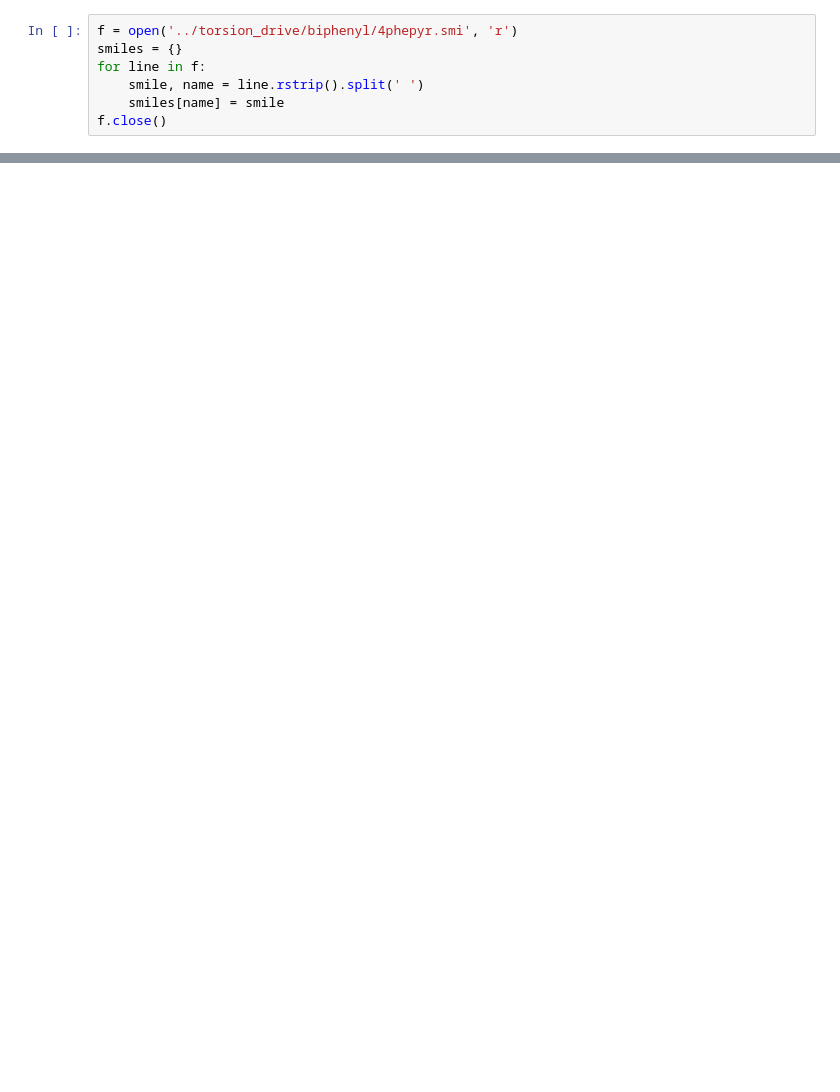
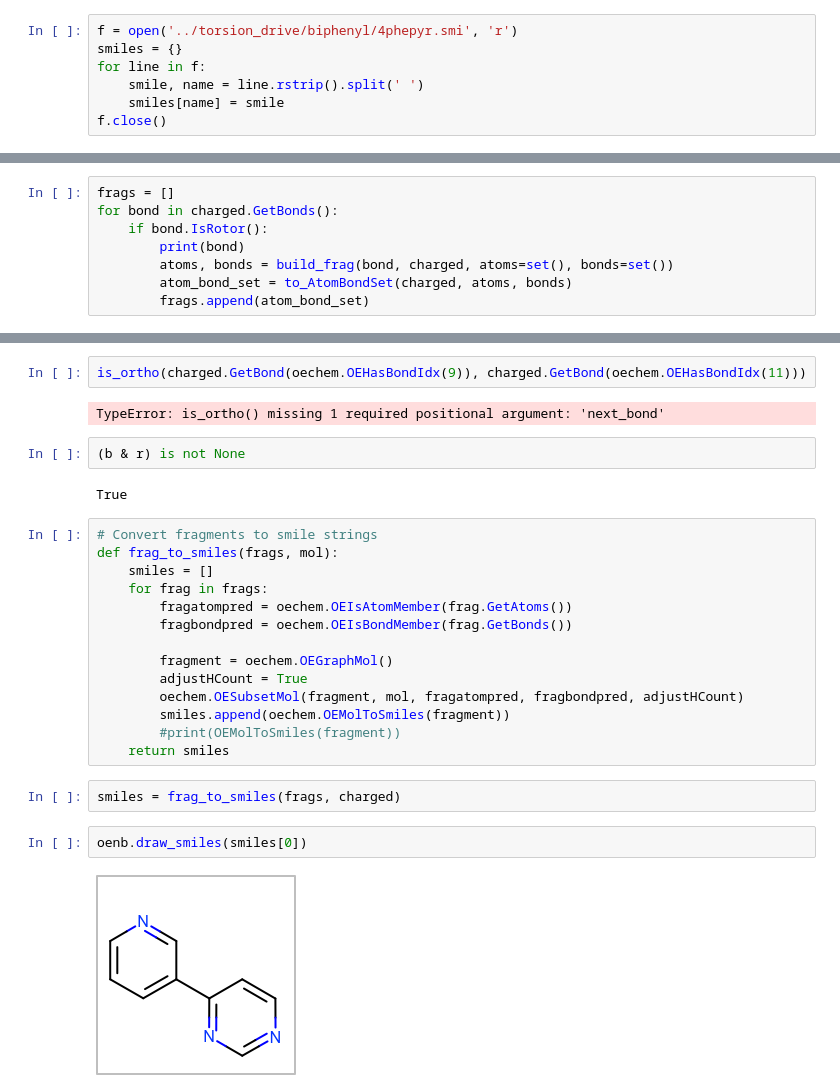
Before and after one commit to choderalab/torsionfit_examples, a Jupyter notebook: fragmentation/Fragmentation_prototyping.ipynb, the cells around one changed output, grey strips where cells are left out. Saved outputs shown, nothing was run; the diff lists cells and outputs as text; blank space fills up the shorter version.

```diff
--- a/fragmentation/Fragmentation_prototyping.ipynb
+++ b/fragmentation/Fragmentation_prototyping.ipynb
@@ -132,0 +218,8 @@ Warning: OEWriteReport() Cannot write empty report!
+# %%
+frags = []
+for bond in charged.GetBonds():
+    if bond.IsRotor():
+        print(bond)
+        atoms, bonds = build_frag(bond, charged, atoms=set(), bonds=set())
+        atom_bond_set = to_AtomBondSet(charged, atoms, bonds)
+        frags.append(atom_bond_set)
@@ -132,0 +293,28 @@ Warning: OEWriteReport() Cannot write empty report!
+# %%
+is_ortho(charged.GetBond(oechem.OEHasBondIdx(9)), charged.GetBond(oechem.OEHasBondIdx(11)))
+# %% [output]
+TypeError: is_ortho() missing 1 required positional argument: 'next_bond'
+# %%
+(b & r) is not None
+# %% [output]
+True
+# %%
+# Convert fragments to smile strings
+def frag_to_smiles(frags, mol):
+    smiles = []
+    for frag in frags:
+        fragatompred = oechem.OEIsAtomMember(frag.GetAtoms())
+        fragbondpred = oechem.OEIsBondMember(frag.GetBonds())
+
+        fragment = oechem.OEGraphMol()
+        adjustHCount = True
+        oechem.OESubsetMol(fragment, mol, fragatompred, fragbondpred, adjustHCount)
+        smiles.append(oechem.OEMolToSmiles(fragment))
+        #print(OEMolToSmiles(fragment))
+    return smiles
+# %%
+smiles = frag_to_smiles(frags, charged)
+# %%
+oenb.draw_smiles(smiles[0])
+# %% [output]
+[figure, added]
```
Also changed, not shown: parts of 34 cells of this notebook, 8 other files.
